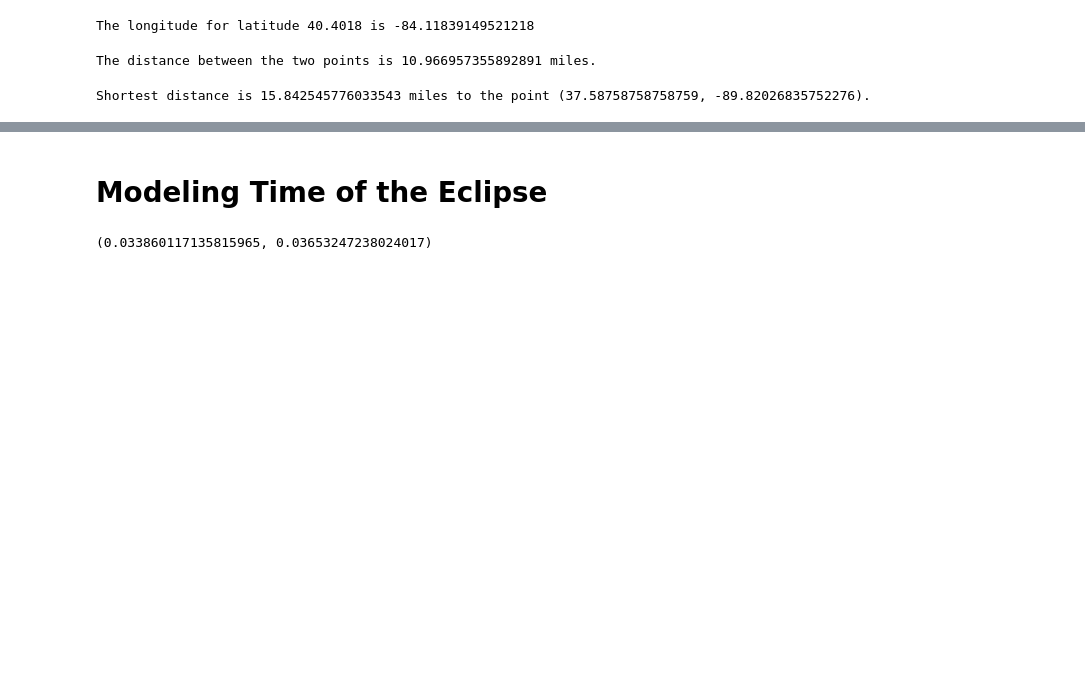
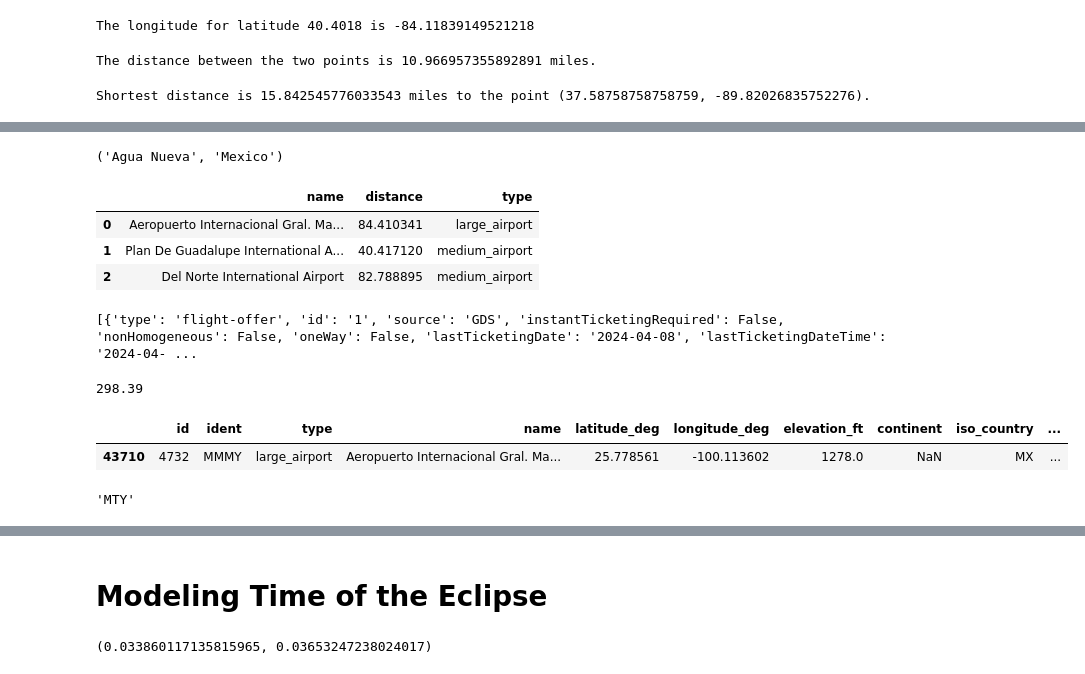
Before and after one commit to hasi03/Solar-Eclipse-Best-Location-Finder, a Jupyter notebook: weather.ipynb, the cells around one changed output, grey strips where cells are left out. Drawn from its saved outputs; the diff is of its cells as text; code cells hidden in the pictures; blank space fills up the shorter version.

```diff
--- a/weather.ipynb
+++ b/weather.ipynb
@@ -225,0 +238,19 @@ point, np.amin(longitudes), np.amax(longitudes)
+# %%
+latitudes = np.linspace(25, 50, 100)  # Sample 1000 points between -180 and 180 degrees
+longitudes = fitted_curve(latitudes)
+hours = np.arange(12, 17)
+
+x0, x1 = 0, latitudes.size
+selected_lat = np.array([])
+selected_lon = np.array([])
+
+for lat, lon in zip(latitudes[x0:x1], longitudes[x0:x1]):
+    df = weather_data(lat, long, start_date, end_date)
+    cloud_cover = max_cloud(df, hours, 2015)
+    if cloud_cover < 40:
+        selected_lat = np.append(selected_lat, lat)
+        selected_lon = np.append(selected_lon, lon)
+
+        #print(f"Latitude: {lat}, Longitude: {lon}, Cloud cover: {cloud_cover}")
+locations = np.stack((selected_lat, selected_lon), axis=1)
+np.savetxt(image_dir+'/selected_locations.csv', locations, delimiter=',')
@@ -225,0 +285,60 @@ point, np.amin(longitudes), np.amax(longitudes)
+# %%
+town = closest_town(selected_lat[0], selected_lon[0])
+town_name = town[0]['city']
+town_name, town[0]['country']
+# %% [output]
+('Agua Nueva', 'Mexico')
+# %%
+data_path = data_dir + '/airports.csv'
+
+df2 = airport_locator(data_path, selected_lat[0], selected_lon[0], 100)
+
+df2.head()
+# %% [output]
+|  | name | distance | type |
+| 0 | Aeropuerto Internacional Gral. Ma... | 84.410341 | large_airport |
+| 1 | Plan De Guadalupe International A... | 40.417120 | medium_airport |
+| 2 | Del Norte International Airport | 82.788895 | medium_airport |
+# %%
+# Install the Python library from https://pypi.org/project/amadeus
+from amadeus import Client, ResponseError
+destination = 'MTY'
+home_airport = 'LAX'
+
+amadeus = Client(
+    client_id='hs0Spu2qoI01j5kgwGFhi6kFodUEKbsn',
+    client_secret='dw2o1kTl7jEUorqB'
+)
+
+try:
+    '''
+    Find the cheapest flights from SYD to BKK
+    '''
+    response = amadeus.shopping.flight_offers_search.get(
+        originLocationCode=home_airport, destinationLocationCode=destination, departureDate='2024-07-01', adults=1)
+    print(response.data)
+except ResponseError as error:
+    raise error
+# %% [output]
+[{'type': 'flight-offer', 'id': '1', 'source': 'GDS', 'instantTicketingRequired': False, 'nonHomogeneous': False, 'oneWay': False, 'lastTicketingDate': '2024-04-08', 'lastTicketingDateTime': '2024-04- ...
+# %%
+price_count = len(response.data)
+
+prices = [response.data[i]['price']['total'] for i in range(price_count)]
+prices_array = np.array(prices, dtype=np.float64)
+print(prices_array.min())
+# %% [output]
+298.39
+# %%
+data_path = data_dir + '/airports.csv'
+df0 = pd.read_csv(data_path)
+df0 = df0[df0['name'] == df2['name'].values[0]]
+df0.head()
+# %% [output]
+|  | id | ident | type | name | latitude_deg | longitude_deg | elevation_ft | continent | iso_country | ... |
+| 43710 | 4732 | MMMY | large_airport | Aeropuerto Internacional Gral. Ma... | 25.778561 | -100.113602 | 1278.0 | NaN | MX | ... |
+# %%
+
+df0['iata_code'].values[0]
+# %% [output]
+'MTY'
```
Also changed, not shown: parts of 17 cells of this notebook, 7 other files.
